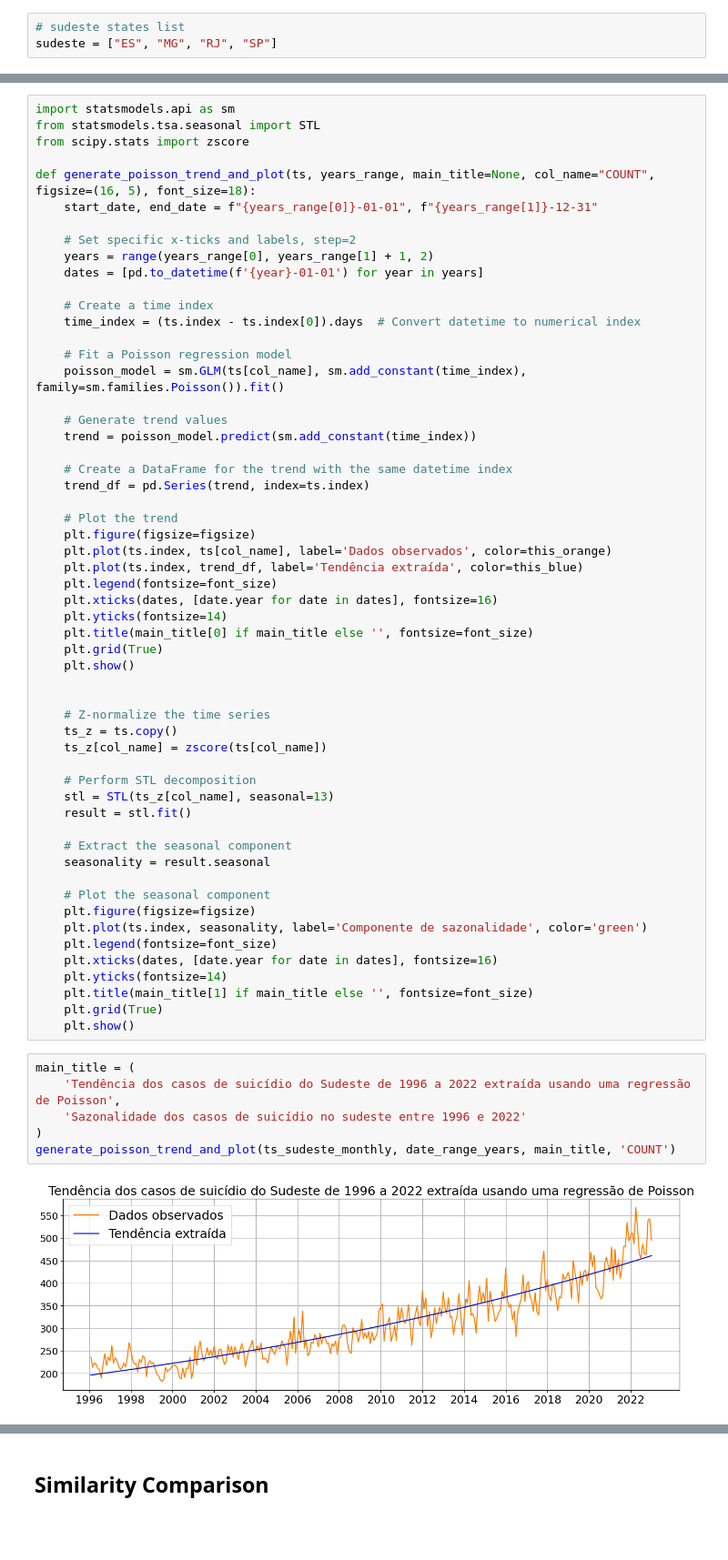
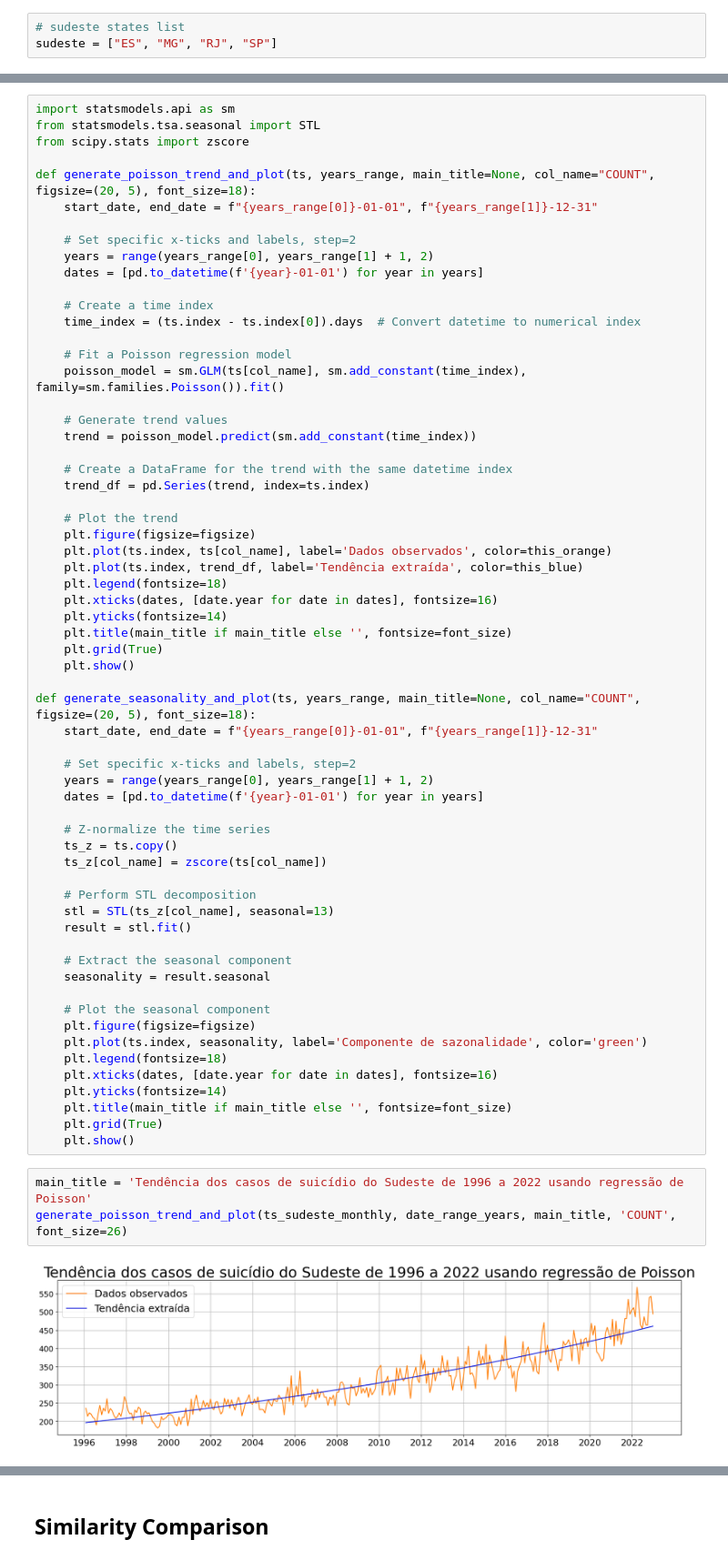
Before and after one commit to vklannusp/BrSuicides-dataset, a Jupyter notebook: data_exploration/ds_applications.ipynb, the cells around one changed output, grey strips where cells are left out. Shown at 91% size. Drawn from its saved outputs; the diff is of its cells as text; blank space fills up the shorter version.

```diff
--- a/data_exploration/ds_applications.ipynb
+++ b/data_exploration/ds_applications.ipynb
@@ -373,7 +374,7 @@ import statsmodels.api as sm
 from statsmodels.tsa.seasonal import STL
 from scipy.stats import zscore
 
-def generate_poisson_trend_and_plot(ts, years_range, main_title=None, col_name="COUNT", figsize=(16, 5), font_size=18):
+def generate_poisson_trend_and_plot(ts, years_range, main_title=None, col_name="COUNT", figsize=(20, 5), font_size=18):
     start_date, end_date = f"{years_range[0]}-01-01", f"{years_range[1]}-12-31"
 
     # Set specific x-ticks and labels, step=2
@@ -396,13 +397,19 @@ def generate_poisson_trend_and_plot(ts, years_range, main_title=None, col_name="
     plt.figure(figsize=figsize)
     plt.plot(ts.index, ts[col_name], label='Dados observados', color=this_orange)
     plt.plot(ts.index, trend_df, label='Tendência extraída', color=this_blue)
-    plt.legend(fontsize=font_size)
+    plt.legend(fontsize=18)
     plt.xticks(dates, [date.year for date in dates], fontsize=16)
     plt.yticks(fontsize=14)
-    plt.title(main_title[0] if main_title else '', fontsize=font_size)
+    plt.title(main_title if main_title else '', fontsize=font_size)
     plt.grid(True)
     plt.show()
 
+def generate_seasonality_and_plot(ts, years_range, main_title=None, col_name="COUNT", figsize=(20, 5), font_size=18):
+    start_date, end_date = f"{years_range[0]}-01-01", f"{years_range[1]}-12-31"
+
+    # Set specific x-ticks and labels, step=2
+    years = range(years_range[0], years_range[1] + 1, 2)
+    dates = [pd.to_datetime(f'{year}-01-01') for year in years]
 
     # Z-normalize the time series
     ts_z = ts.copy()
@@ -418,17 +425,14 @@ def generate_poisson_trend_and_plot(ts, years_range, main_title=None, col_name="
     # Plot the seasonal component
     plt.figure(figsize=figsize)
     plt.plot(ts.index, seasonality, label='Componente de sazonalidade', color='green')
-    plt.legend(fontsize=font_size)
+    plt.legend(fontsize=18)
     plt.xticks(dates, [date.year for date in dates], fontsize=16)
     plt.yticks(fontsize=14)
-    plt.title(main_title[1] if main_title else '', fontsize=font_size)
+    plt.title(main_title if main_title else '', fontsize=font_size)
     plt.grid(True)
     plt.show()
 # %%
-main_title = (
-    'Tendência dos casos de suicídio do Sudeste de 1996 a 2022 extraída usando uma regressão de Poisson',
-    'Sazonalidade dos casos de suicídio no sudeste entre 1996 e 2022'
-)
-generate_poisson_trend_and_plot(ts_sudeste_monthly, date_range_years, main_title, 'COUNT')
+main_title = 'Tendência dos casos de suicídio do Sudeste de 1996 a 2022 usando regressão de Poisson'
+generate_poisson_trend_and_plot(ts_sudeste_monthly, date_range_years, main_title, 'COUNT', font_size=26)
 # %% [output]
-[figure, old version]
+[figure, new version]
```
Also changed, not shown: parts of 13 cells of this notebook, 10 other files.
